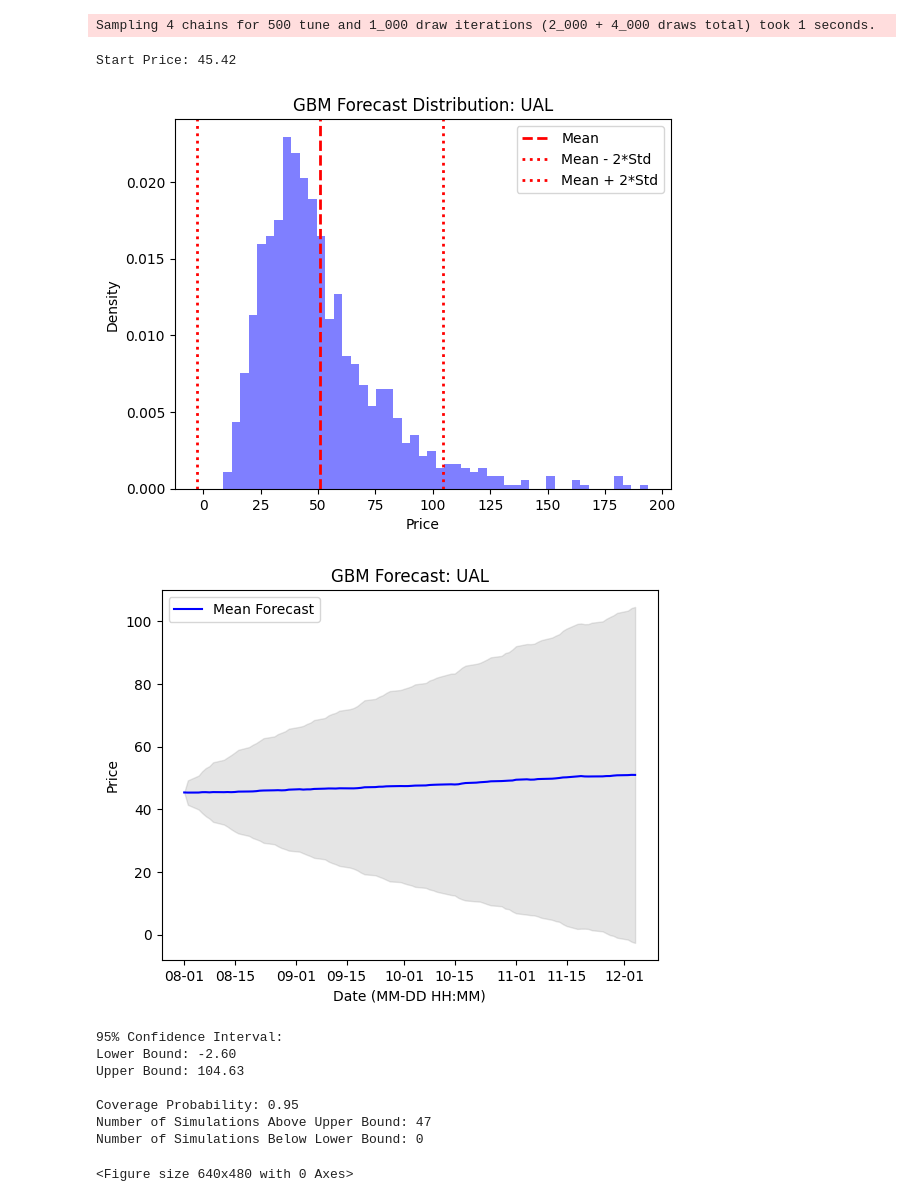
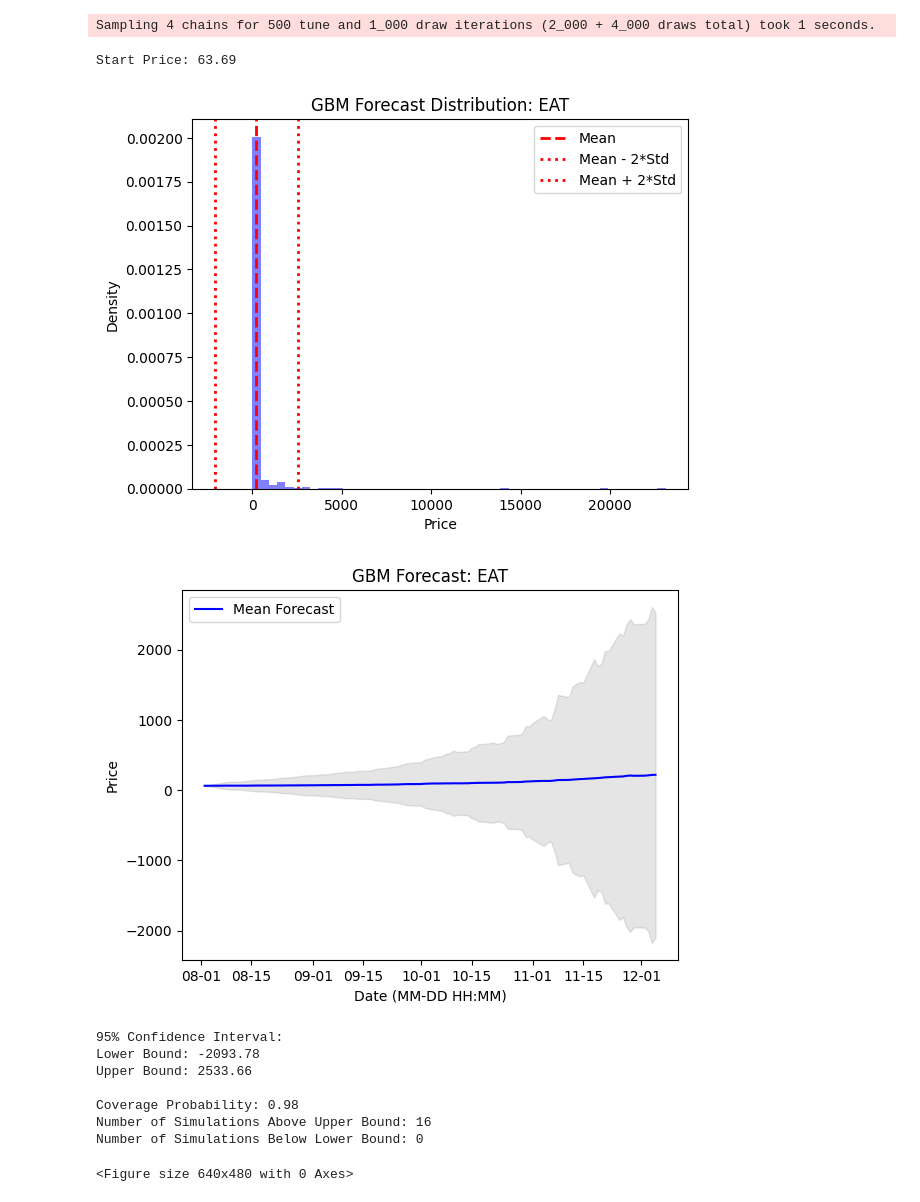
Before and after one commit to s-ye/ibkr, a Jupyter notebook: forecast_backtest.ipynb, the cells around one changed output. Saved outputs shown, nothing was run; the diff lists cells and outputs as text; code cells hidden in the pictures.

```diff
--- a/forecast_backtest.ipynb
+++ b/forecast_backtest.ipynb
@@ -10,12 +10,12 @@ import warnings
 import pandas as pd
 warnings.filterwarnings('ignore')
 
-stock = 'UAL'
+stock = 'EAT'
 time_periods = 90
 gbm_params = {
     'threshold': 2,
     'time_periods': time_periods,
-    'num_simulations': 1000,
+    'num_simulations': 10000,
 }
 backtester = Backtester(stock, 'SMART', 'USD')
 # data will be the most recent year of data, excluding the last 90 days. this is
@@ -49,17 +49,17 @@ sigma_mean: 0.4150, sigma_std: 0.1527
 Auto-assigning NUTS sampler...
 Initializing NUTS using jitter+adapt_diag...
 Multiprocess sampling (4 chains in 4 jobs)
 NUTS: [mu, sigma]
 [interactive output not drawn]
 Sampling 4 chains for 500 tune and 1_000 draw iterations (2_000 + 4_000 draws total) took 1 seconds.
-Start Price: 45.42
+Start Price: 63.69
-[figure, old version]
+[figure, new version]
-[figure, old version]
+[figure, new version]
 95% Confidence Interval:
-Lower Bound: -2.60
-Upper Bound: 104.63
+Lower Bound: -2093.78
+Upper Bound: 2533.66
 
-Coverage Probability: 0.95
-Number of Simulations Above Upper Bound: 47
+Coverage Probability: 0.98
+Number of Simulations Above Upper Bound: 16
 Number of Simulations Below Lower Bound: 0
 <Figure size 640x480 with 0 Axes>
```
Also changed, not shown: parts of 2 cells of this notebook, 23 other files.
